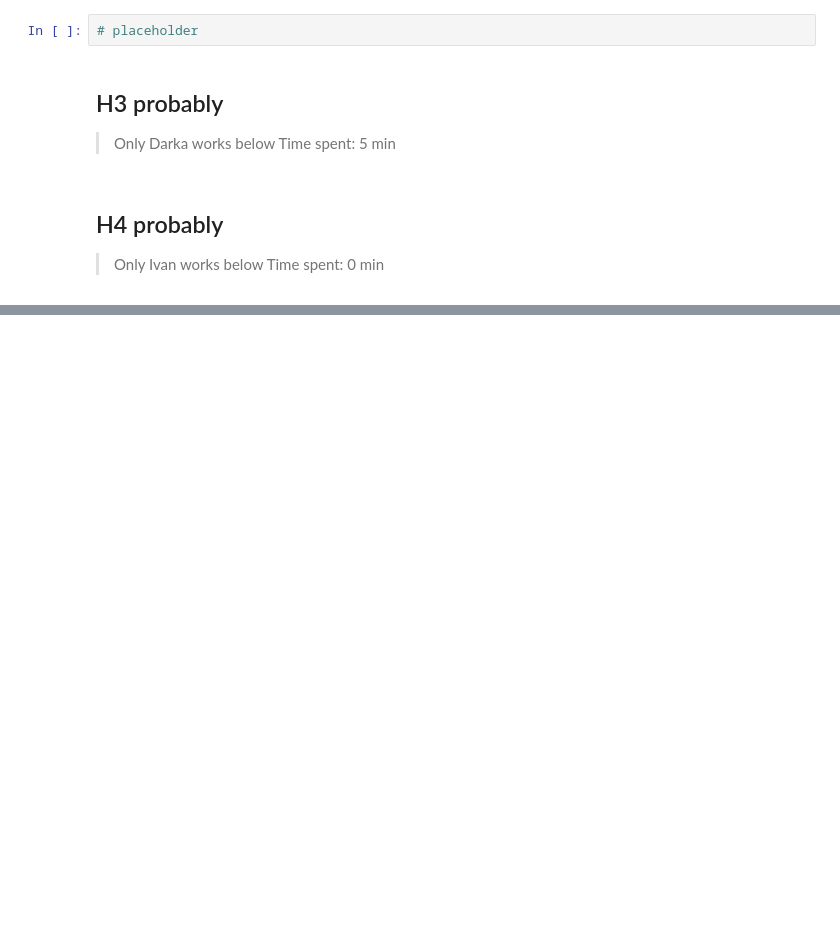
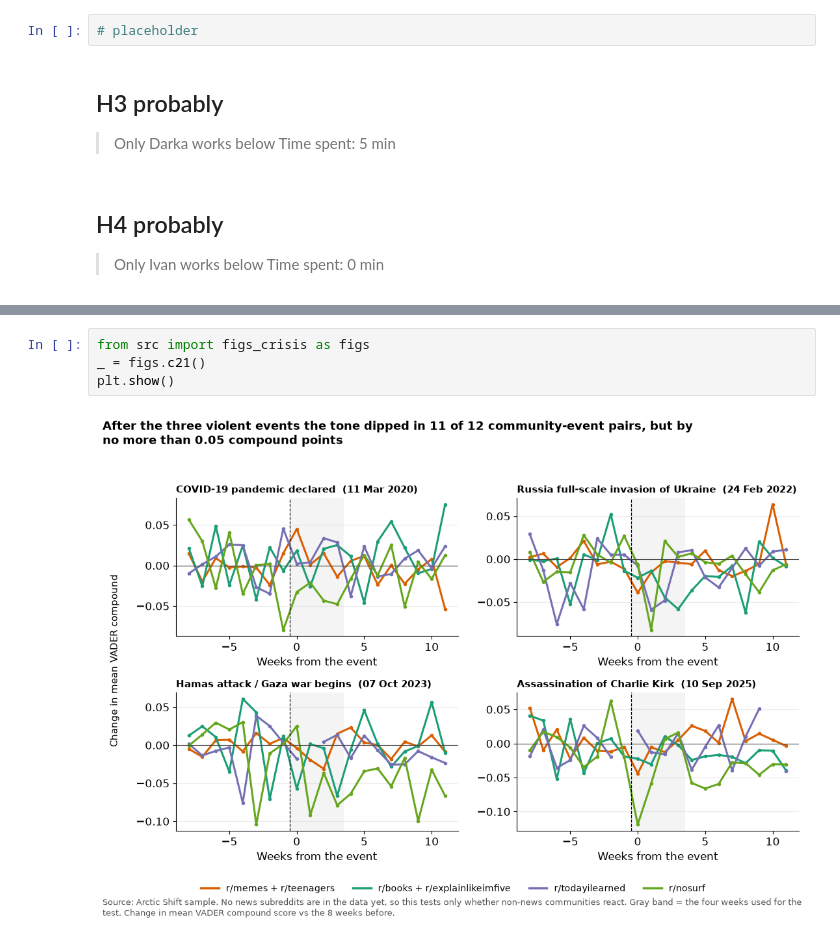
Before and after one commit to DanyloBeha/css-brainrot, a Jupyter notebook: exploratory-data-analysis/eda.ipynb, the cells around one changed output, grey strips where cells are left out. Saved outputs shown, nothing was run; the diff lists cells and outputs as text; blank space fills up the shorter version.

```diff
--- a/exploratory-data-analysis/eda.ipynb
+++ b/exploratory-data-analysis/eda.ipynb
@@ -44,0 +142,6 @@ Time spent: 0 min
+# %%
+from src import figs_crisis as figs
+_ = figs.c21()
+plt.show()
+# %% [output]
+[figure, added]
```
Also changed, not shown: parts of 35 cells of this notebook.
